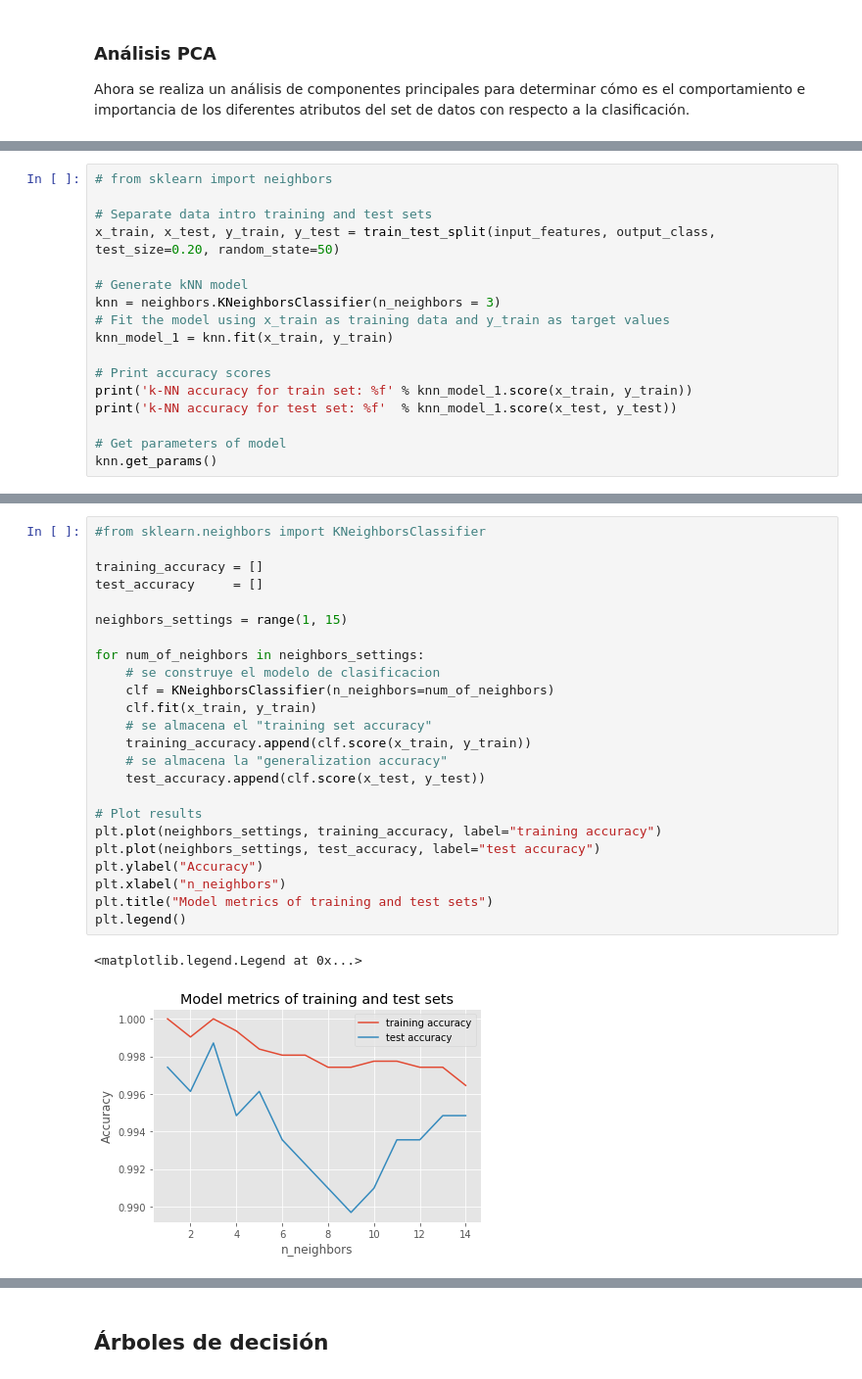
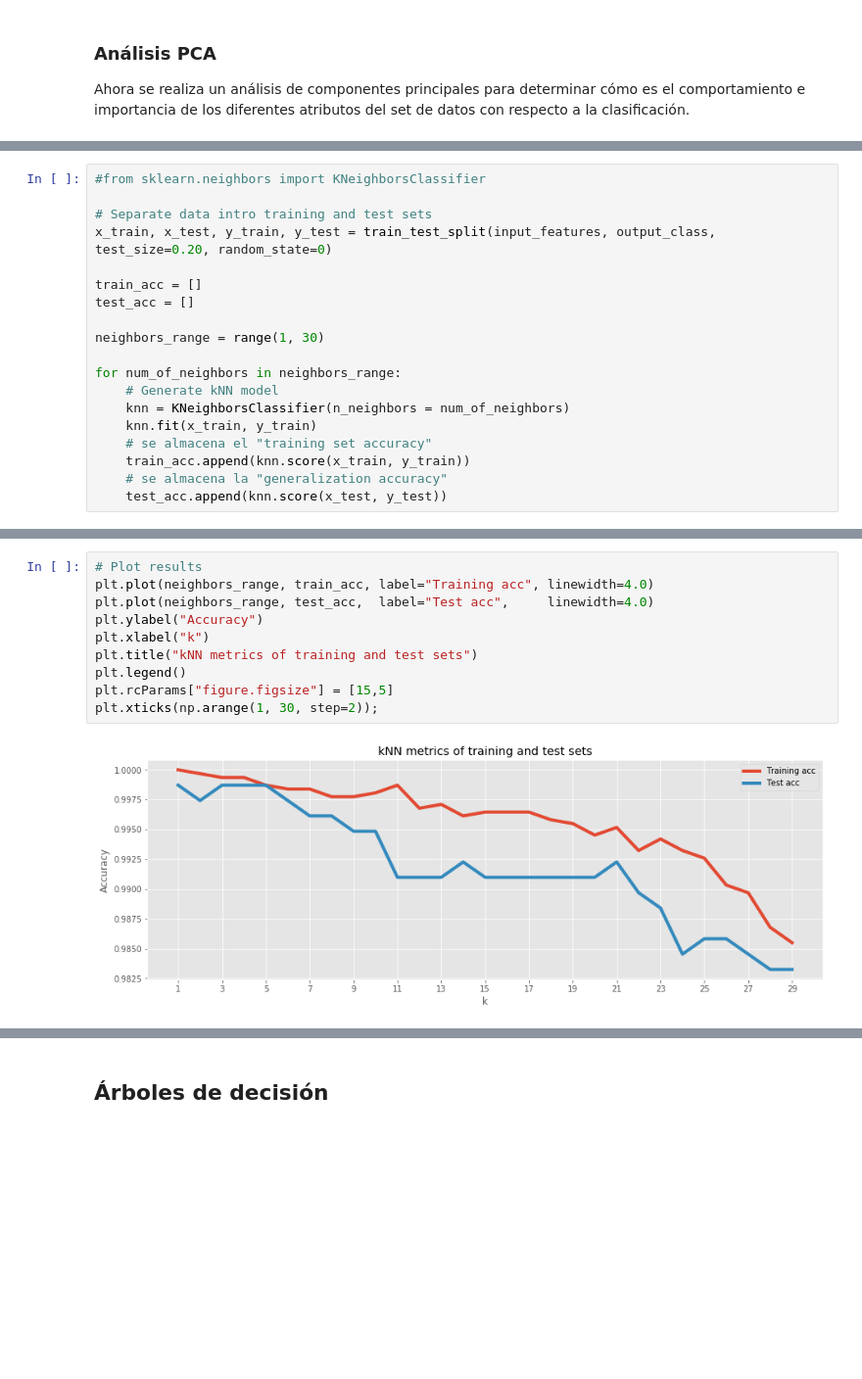
Before and after one commit to dkohkemper/pattern_recognition, a Jupyter notebook: proyecto_final/proyecto_final.ipynb, the cells around one changed output, grey strips where cells are left out. Shown: that part at 98% size. Cells and saved outputs as stored; diff of their text form; blank space fills up the shorter version.

```diff
--- a/proyecto_final/proyecto_final.ipynb
+++ b/proyecto_final/proyecto_final.ipynb
@@ -272,17 +272,19 @@ ax.grid()
 # %%
-# from sklearn import neighbors
+#from sklearn.neighbors import KNeighborsClassifier
 
 # Separate data intro training and test sets
-x_train, x_test, y_train, y_test = train_test_split(input_features, output_class, test_size=0.20, random_state=50)
+x_train, x_test, y_train, y_test = train_test_split(input_features, output_class, test_size=0.20, random_state=0)
 
-# Generate kNN model
-knn = neighbors.KNeighborsClassifier(n_neighbors = 3)
-# Fit the model using x_train as training data and y_train as target values
-knn_model_1 = knn.fit(x_train, y_train)
+train_acc = []
+test_acc = []
 
-# Print accuracy scores
-print('k-NN accuracy for train set: %f' % knn_model_1.score(x_train, y_train))
-print('k-NN accuracy for test set: %f'  % knn_model_1.score(x_test, y_test))
+neighbors_range = range(1, 30)
 
-# Get parameters of model
-knn.get_params()
+for num_of_neighbors in neighbors_range:
+    # Generate kNN model
+    knn = KNeighborsClassifier(n_neighbors = num_of_neighbors)
+    knn.fit(x_train, y_train)
+    # se almacena el "training set accuracy"
+    train_acc.append(knn.score(x_train, y_train))
+    # se almacena la "generalization accuracy"
+    test_acc.append(knn.score(x_test, y_test))
@@ -300,27 +291,12 @@ k-NN accuracy for test set: 0.998711
-# %%
-#from sklearn.neighbors import KNeighborsClassifier
-
-training_accuracy = []
-test_accuracy     = []
-
-neighbors_settings = range(1, 15)
-
-for num_of_neighbors in neighbors_settings:
-    # se construye el modelo de clasificacion
-    clf = KNeighborsClassifier(n_neighbors=num_of_neighbors)
-    clf.fit(x_train, y_train)
-    # se almacena el "training set accuracy"
-    training_accuracy.append(clf.score(x_train, y_train))
-    # se almacena la "generalization accuracy"
-    test_accuracy.append(clf.score(x_test, y_test))
-
-# Plot results
-plt.plot(neighbors_settings, training_accuracy, label="training accuracy")
-plt.plot(neighbors_settings, test_accuracy, label="test accuracy")
-plt.ylabel("Accuracy")
-plt.xlabel("n_neighbors")
-plt.title("Model metrics of training and test sets")
-plt.legend()
-# %% [output]
-<matplotlib.legend.Legend at 0x...>
-[figure, removed]
+# %%
+# Plot results
+plt.plot(neighbors_range, train_acc, label="Training acc", linewidth=4.0)
+plt.plot(neighbors_range, test_acc,  label="Test acc",     linewidth=4.0)
+plt.ylabel("Accuracy")
+plt.xlabel("k")
+plt.title("kNN metrics of training and test sets")
+plt.legend()
+plt.rcParams["figure.figsize"] = [15,5]
+plt.xticks(np.arange(1, 30, step=2));
+# %% [output]
+[figure, added]
```
Also changed, not shown: parts of 17 cells of this notebook.
